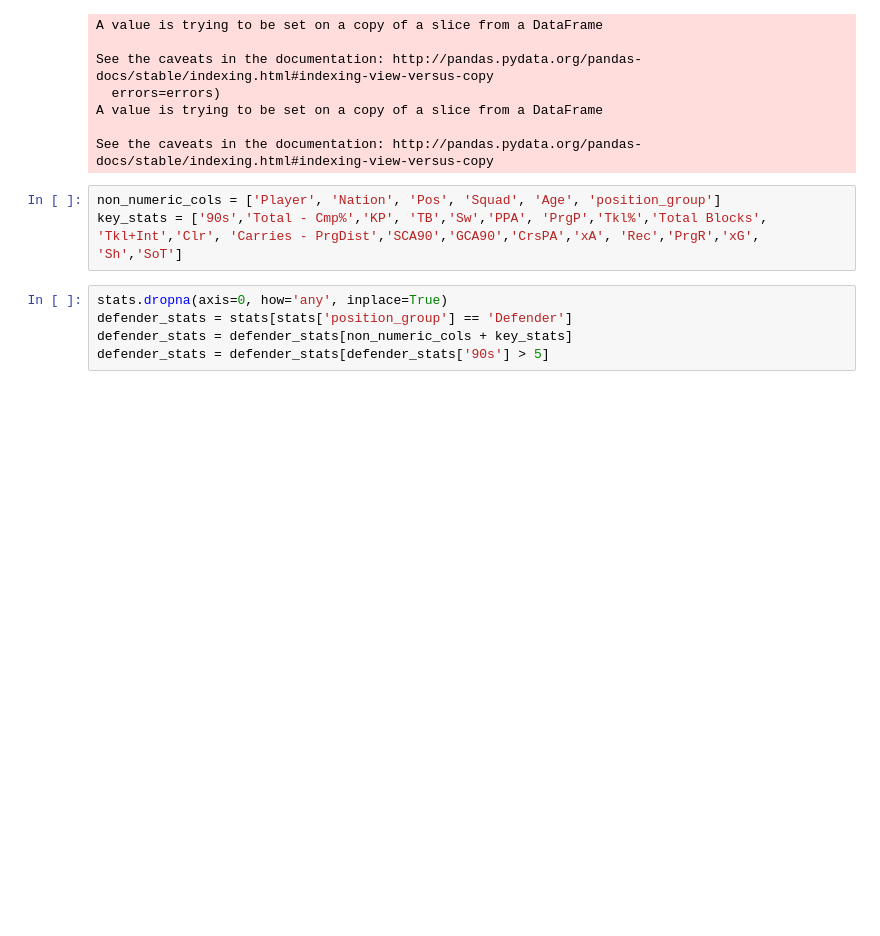
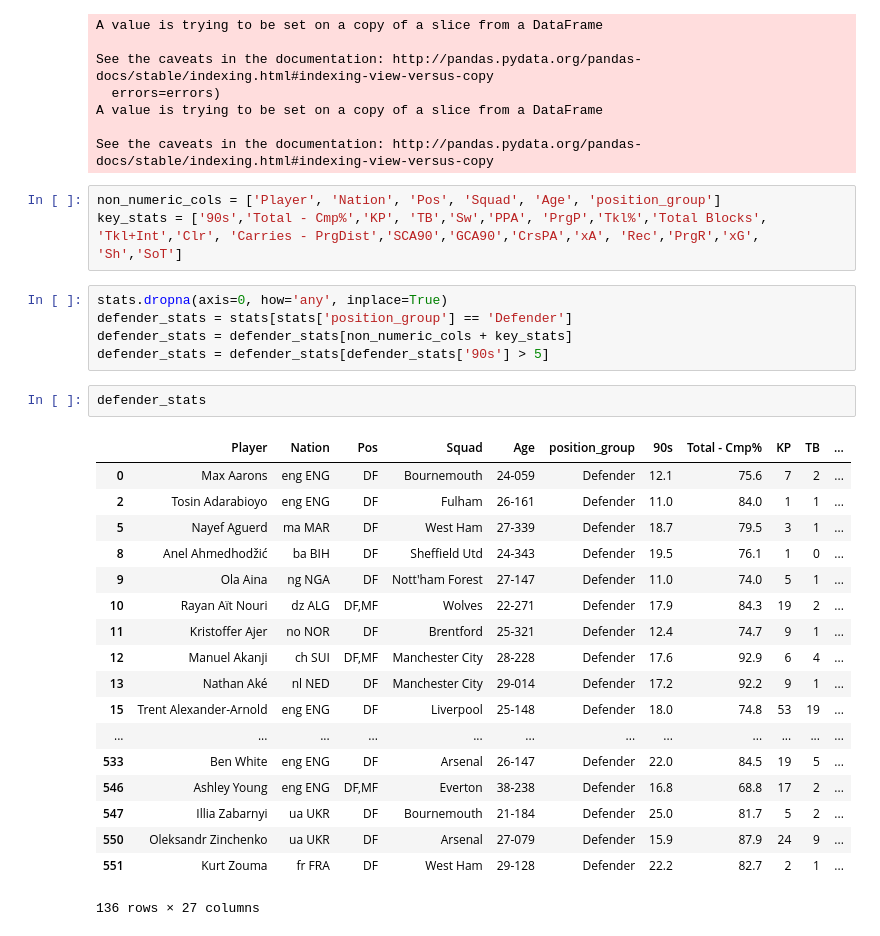
Before and after one commit to steveaq/Webs-Scraping-for-Fooball-Data-, a Jupyter notebook: PitchIQ Scatter Plots.ipynb, the cells around one changed output. Cells and saved outputs as stored; diff of their text form; blank space fills up the shorter version.

```diff
--- a/PitchIQ Scatter Plots.ipynb
+++ b/PitchIQ Scatter Plots.ipynb
@@ -411,6 +462,27 @@ stats.dropna(axis=0, how='any', inplace=True)
 defender_stats = stats[stats['position_group'] == 'Defender']
 defender_stats = defender_stats[non_numeric_cols + key_stats]
 defender_stats = defender_stats[defender_stats['90s'] > 5]
+# %%
+defender_stats
+# %% [output]
+|  | Player | Nation | Pos | Squad | Age | position_group | 90s | Total - Cmp% | KP | TB | ... |
+| 0 | Max Aarons | eng ENG | DF | Bournemouth | 24-059 | Defender | 12.1 | 75.6 | 7 | 2 | ... |
+| 2 | Tosin Adarabioyo | eng ENG | DF | Fulham | 26-161 | Defender | 11.0 | 84.0 | 1 | 1 | ... |
+| 5 | Nayef Aguerd | ma MAR | DF | West Ham | 27-339 | Defender | 18.7 | 79.5 | 3 | 1 | ... |
+| 8 | Anel Ahmedhodžić | ba BIH | DF | Sheffield Utd | 24-343 | Defender | 19.5 | 76.1 | 1 | 0 | ... |
+| 9 | Ola Aina | ng NGA | DF | Nott'ham Forest | 27-147 | Defender | 11.0 | 74.0 | 5 | 1 | ... |
+| 10 | Rayan Aït Nouri | dz ALG | DF,MF | Wolves | 22-271 | Defender | 17.9 | 84.3 | 19 | 2 | ... |
+| 11 | Kristoffer Ajer | no NOR | DF | Brentford | 25-321 | Defender | 12.4 | 74.7 | 9 | 1 | ... |
+| 12 | Manuel Akanji | ch SUI | DF,MF | Manchester City | 28-228 | Defender | 17.6 | 92.9 | 6 | 4 | ... |
+| 13 | Nathan Aké | nl NED | DF | Manchester City | 29-014 | Defender | 17.2 | 92.2 | 9 | 1 | ... |
+| 15 | Trent Alexander-Arnold | eng ENG | DF | Liverpool | 25-148 | Defender | 18.0 | 74.8 | 53 | 19 | ... |
+| ... | ... | ... | ... | ... | ... | ... | ... | ... | ... | ... | ... |
+| 533 | Ben White | eng ENG | DF | Arsenal | 26-147 | Defender | 22.0 | 84.5 | 19 | 5 | ... |
+| 546 | Ashley Young | eng ENG | DF,MF | Everton | 38-238 | Defender | 16.8 | 68.8 | 17 | 2 | ... |
+| 547 | Illia Zabarnyi | ua UKR | DF | Bournemouth | 21-184 | Defender | 25.0 | 81.7 | 5 | 2 | ... |
+| 550 | Oleksandr Zinchenko | ua UKR | DF | Arsenal | 27-079 | Defender | 15.9 | 87.9 | 24 | 9 | ... |
+| 551 | Kurt Zouma | fr FRA | DF | West Ham | 29-128 | Defender | 22.2 | 82.7 | 2 | 1 | ... |
+136 rows × 27 columns
 # %%
 def per_90fi(dataframe):
     # Replace empty strings ('') with NaN
```
Also changed, not shown: parts of 14 cells of this notebook, 8 other files.
